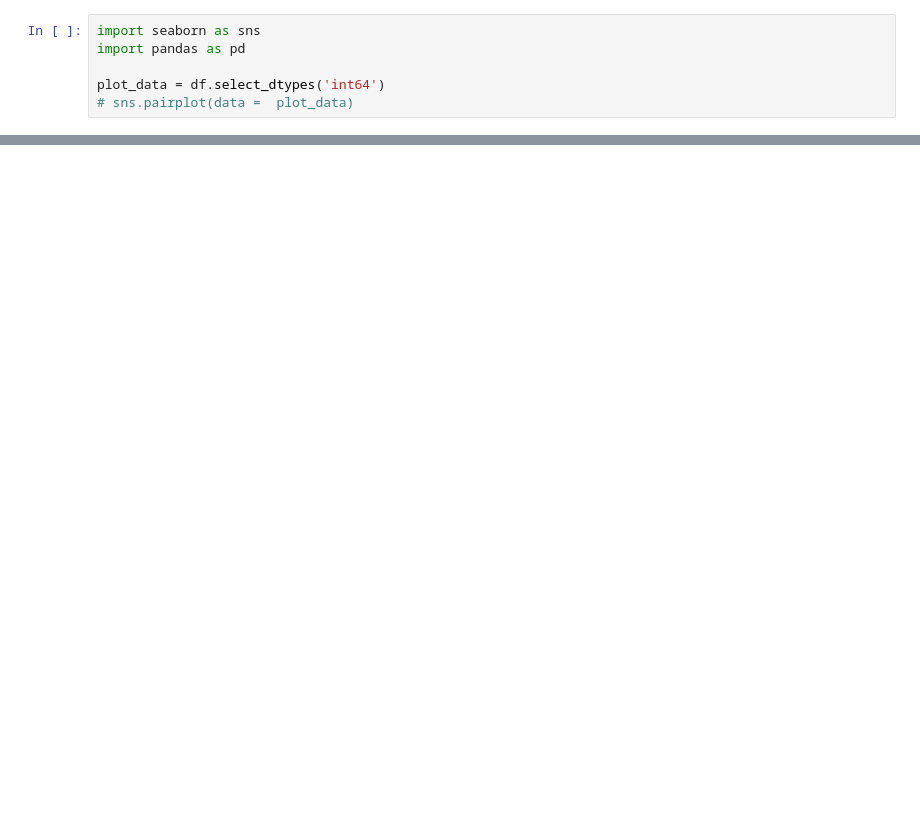
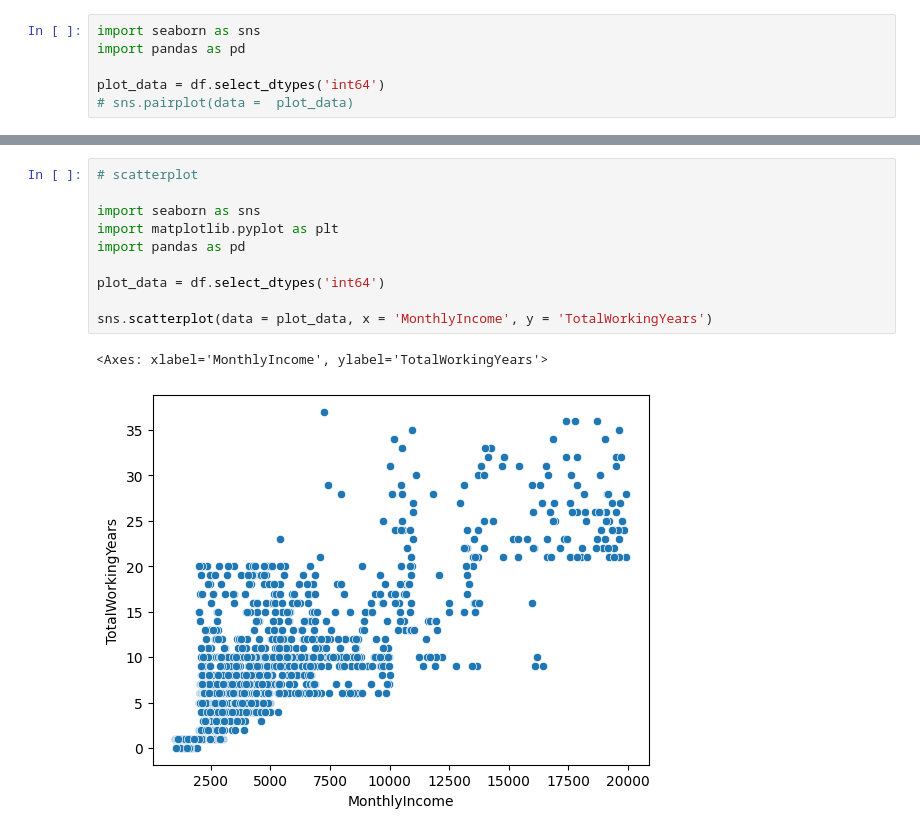
Before and after one commit to RDC28/ds-notes, a Jupyter notebook: Visualisation/hr_emp_attrition.ipynb, the cells around one changed output, grey strips where cells are left out. Drawn from its saved outputs; the diff is of its cells as text; blank space fills up the shorter version.

```diff
--- a/Visualisation/hr_emp_attrition.ipynb
+++ b/Visualisation/hr_emp_attrition.ipynb
@@ -86,0 +123,13 @@ plot_data = df.select_dtypes('int64')
+# %%
+# scatterplot
+
+import seaborn as sns
+import matplotlib.pyplot as plt
+import pandas as pd
+
+plot_data = df.select_dtypes('int64')
+
+sns.scatterplot(data = plot_data, x = 'MonthlyIncome', y = 'TotalWorkingYears')
+# %% [output]
+<Axes: xlabel='MonthlyIncome', ylabel='TotalWorkingYears'>
+[figure, added]
```
Also changed, not shown: parts of 10 cells of this notebook, 2 other files.
